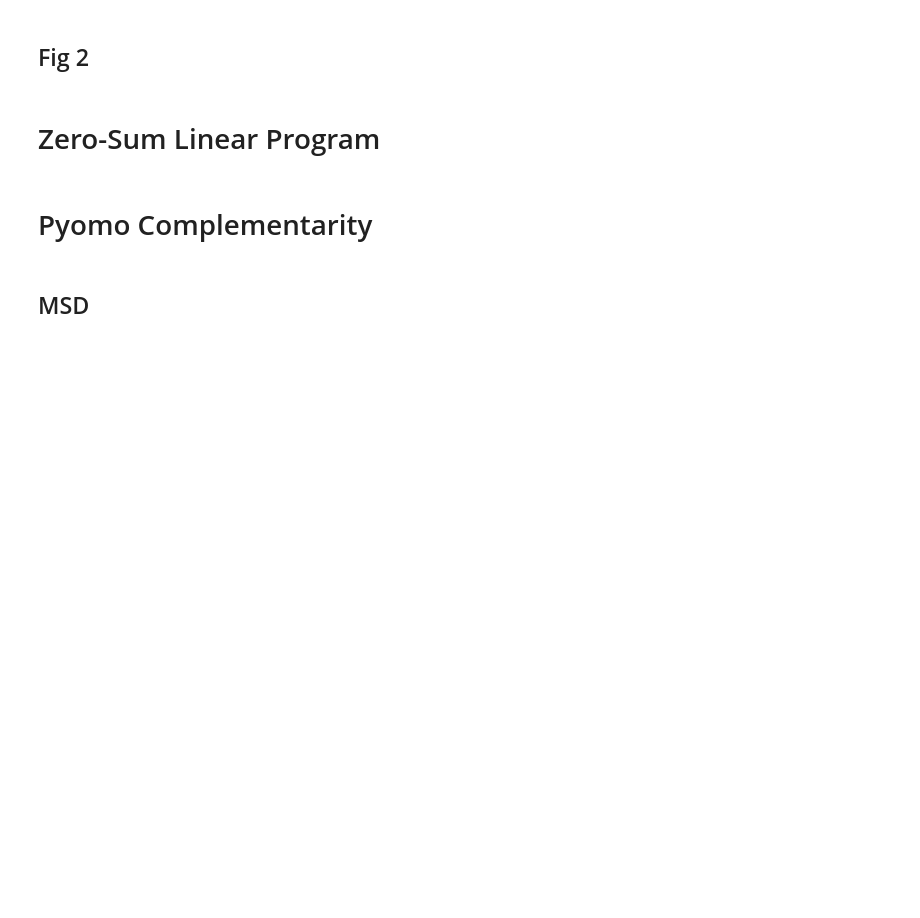
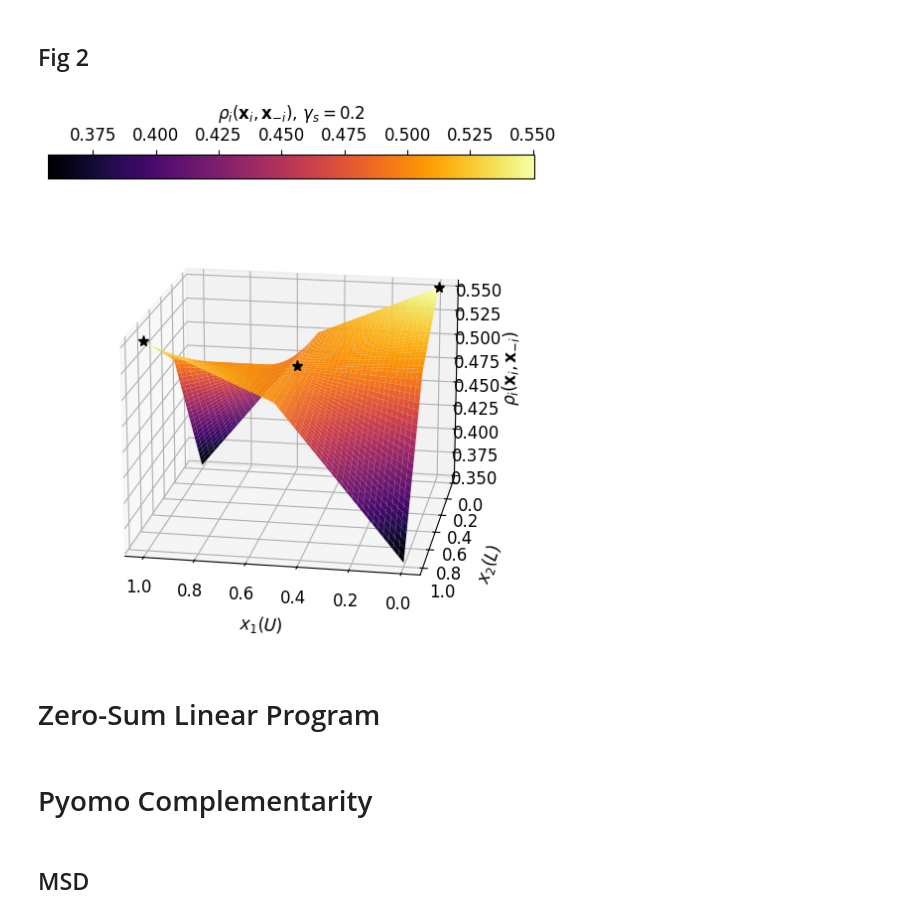
Before and after one commit to bharatgw/cumg, a Jupyter notebook: experiments/analysis/mcpSolvers.ipynb, the cells around one changed output. Cells and saved outputs as stored; diff of their text form; code cells hidden in the pictures; blank space fills up the shorter version.

Commit message:
Fixed graph

```diff
--- a/experiments/analysis/mcpSolvers.ipynb
+++ b/experiments/analysis/mcpSolvers.ipynb
@@ -112,7 +114,9 @@ p = 0.6
 
 # Utility
 rho_func = lambda X1, X2, p, gamma_s: (
-    0.5 + (2 * p - 1) / 2 * (1 - 2 * X1) * (1 - 2 * X2) - gamma_s * (1 - p) * p * np.abs((1 - 2 * X1) * (1 - 2 * X2))
+    0.5
+    + (2 * p - 1) / 2 * (1 - 2 * X1) * (1 - 2 * X2)
+    - gamma_s * (1 - p) * p * np.abs((1 - 2 * X1) * (1 - 2 * X2))
 )
 rho = rho_func(X1, X2, p, gamma_s)
 
@@ -120,39 +124,38 @@ rho = rho_func(X1, X2, p, gamma_s)
 fig = plt.figure(figsize=(7, 6))
 
 # Main 3D axes (leave room on top)
 ax = fig.add_axes([0.05, 0.05, 0.9, 0.75], projection="3d")
 
 surf = ax.plot_surface(X1, X2, rho, cmap="inferno", linewidth=0, antialiased=True)
 
 # Horizontal colorbar above the plot
 cax = fig.add_axes([0.15, 0.83, 0.7, 0.04])
 cbar = fig.colorbar(surf, cax=cax, orientation="horizontal")
 
-# Add dashed lines at x1=0.5 and x2=0.5
-nval = rho_func(0, 0.5, p, gamma_s)
-ax.plot([0.5, 0.5], [0, 1], [nval, nval], "k-.", linewidth=1.5, zorder=2)
-ax.plot([0, 1], [0.5, 0.5], [nval, nval], "k-.", linewidth=1.5, zorder=2)
-
-# Add points at pure Nash
+# Add points at pure Nash and mixed Nash
 pureval = rho_func(1, 1, p, gamma_s)
+mixedval = rho_func(0.5, 0.5, p, gamma_s)
 ax.plot([1], [1], [pureval], "k*", markersize=8, zorder=4)
 ax.plot([0], [0], [pureval], "k*", markersize=8, zorder=4)
+ax.plot([0.5], [0.5], [mixedval], "k*", markersize=8, zorder=4)
 
 # Put ticks and label above the bar
 cbar.ax.xaxis.set_label_position("top")
 cbar.ax.xaxis.set_ticks_position("top")
 cbar.set_label(r"$\rho_i(\mathbf{x}_i,\mathbf{x}_{-i})$, $\gamma_s=0.2$", labelpad=6)
 
 # Axis labels
 ax.set_xlabel(r"$x_1(U)$", labelpad=10)
 ax.set_ylabel(r"$x_2(L)$", labelpad=10)
 ax.set_zlabel(r"$\rho_i(\mathbf{x}_i,\mathbf{x}_{-i})$", labelpad=10)
 
 # Camera angle
 # elev=17.5, azim=100
 ax.view_init(elev=17.5, azim=100)
 
 plt.show()
+# %% [output]
+[figure, added]
 # %% [markdown]
 # Zero-Sum Linear Program
 # %%
```
Also changed, not shown: parts of 1 cell of this notebook.
